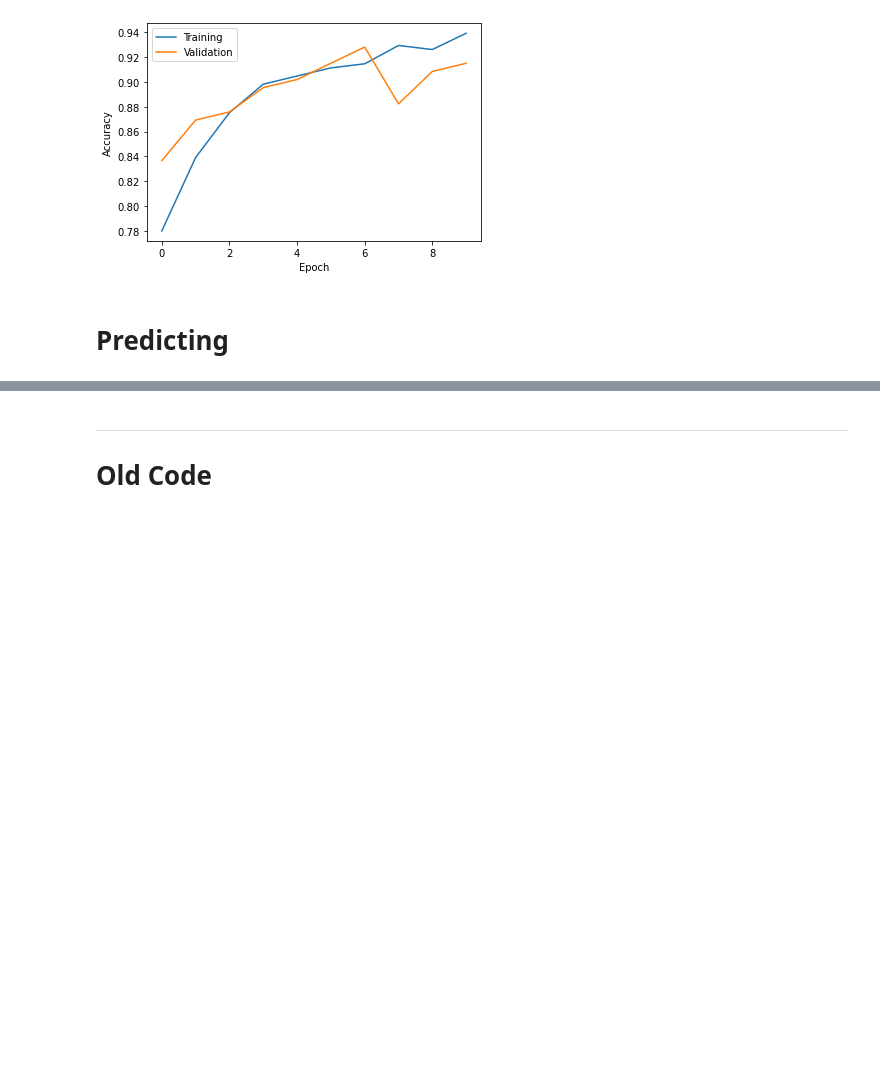
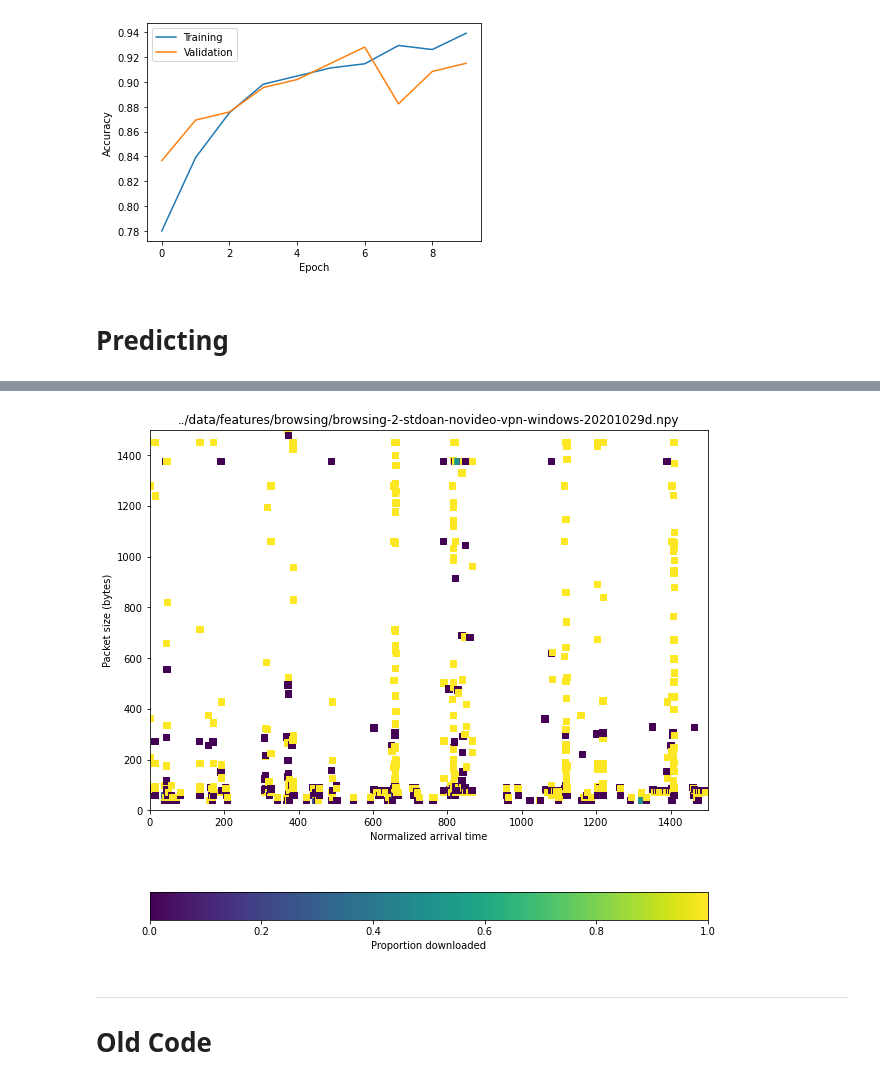
Before and after one commit to parkeraddison/flowpic-replication, a Jupyter notebook: notebooks/8_flowpic.ipynb, the cells around one changed output, grey strips where cells are left out. Cells and saved outputs as stored; diff of their text form; code cells hidden in the pictures; blank space fills up the shorter version.

```diff
--- a/notebooks/8_flowpic.ipynb
+++ b/notebooks/8_flowpic.ipynb
@@ -408,3 +488,10 @@ from tensorflow import keras
+# %%
+f = np.random.choice(files)
+flowpic = np.load(f)
+fig, ax = src.charts.flowpic(flowpic)
+ax.set_title(f);
+# %% [output]
+[figure, added]
 # %% [markdown]
 ---
 # Old Code
```
Also changed, not shown: parts of 15 cells of this notebook, 3 other files.
